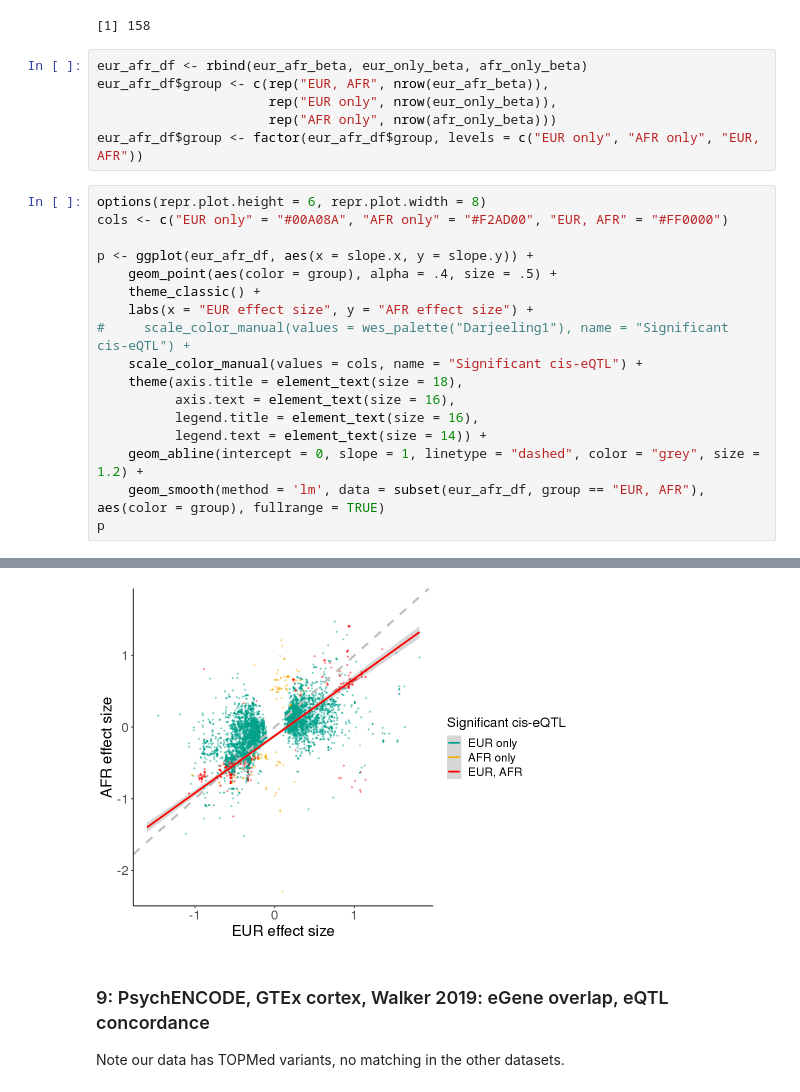
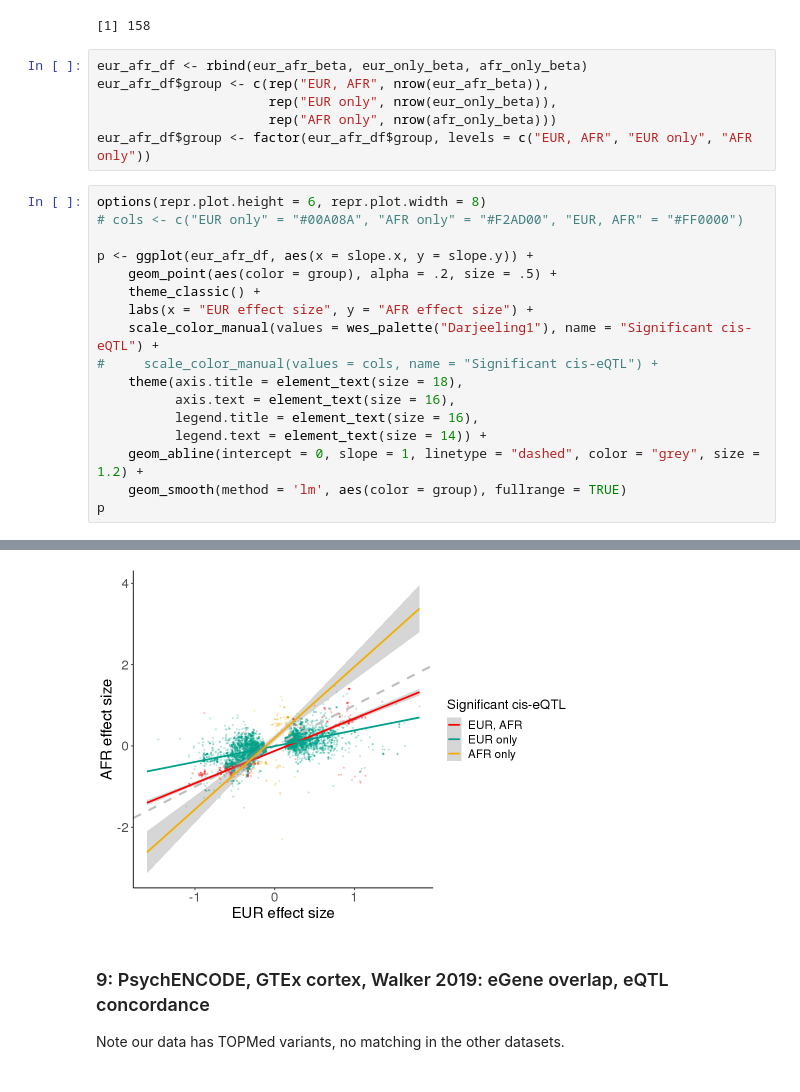
Before and after one commit to gandallab/devBrain_xQTL, a Jupyter notebook: code/04-QTL/cis-eQTL/eqtl_analysis.ipynb, the cells around one changed output, grey strips where cells are left out. Saved outputs shown, nothing was run; the diff lists cells and outputs as text.

```diff
--- a/code/04-QTL/cis-eQTL/eqtl_analysis.ipynb
+++ b/code/04-QTL/cis-eQTL/eqtl_analysis.ipynb
@@ -1731,23 +1751,23 @@ eur_afr_df <- rbind(eur_afr_beta, eur_only_beta, afr_only_beta)
 eur_afr_df$group <- c(rep("EUR, AFR", nrow(eur_afr_beta)),
                       rep("EUR only", nrow(eur_only_beta)),
                       rep("AFR only", nrow(afr_only_beta)))
-eur_afr_df$group <- factor(eur_afr_df$group, levels = c("EUR only", "AFR only", "EUR, AFR"))
+eur_afr_df$group <- factor(eur_afr_df$group, levels = c("EUR, AFR", "EUR only", "AFR only"))
 # %%
 options(repr.plot.height = 6, repr.plot.width = 8)
-cols <- c("EUR only" = "#00A08A", "AFR only" = "#F2AD00", "EUR, AFR" = "#FF0000")
+# cols <- c("EUR only" = "#00A08A", "AFR only" = "#F2AD00", "EUR, AFR" = "#FF0000")
 
 p <- ggplot(eur_afr_df, aes(x = slope.x, y = slope.y)) +
-    geom_point(aes(color = group), alpha = .4, size = .5) +
+    geom_point(aes(color = group), alpha = .2, size = .5) +
     theme_classic() +
     labs(x = "EUR effect size", y = "AFR effect size") +
-#     scale_color_manual(values = wes_palette("Darjeeling1"), name = "Significant cis-eQTL") +
-    scale_color_manual(values = cols, name = "Significant cis-eQTL") +
+    scale_color_manual(values = wes_palette("Darjeeling1"), name = "Significant cis-eQTL") +
+#     scale_color_manual(values = cols, name = "Significant cis-eQTL") +
     theme(axis.title = element_text(size = 18),
           axis.text = element_text(size = 16),
           legend.title = element_text(size = 16),
           legend.text = element_text(size = 14)) +
     geom_abline(intercept = 0, slope = 1, linetype = "dashed", color = "grey", size = 1.2) +
-    geom_smooth(method = 'lm', data = subset(eur_afr_df, group == "EUR, AFR"), aes(color = group), fullrange = TRUE)
+    geom_smooth(method = 'lm', aes(color = group), fullrange = TRUE)
 p
 # %% [output]
 `geom_smooth()` using formula 'y ~ x'
@@ -1756,5 +1778,5 @@ Warning message:
 “Removed 2062 rows containing missing values (geom_point).”
-[figure, old version]
+[figure, new version]
 # %% [markdown]
 ### 9: PsychENCODE, GTEx cortex, Walker 2019: eGene overlap, eQTL concordance
 Note our data has TOPMed variants, no matching in the other datasets.
```
Also changed, not shown: parts of 4 cells of this notebook, 35 other files.
